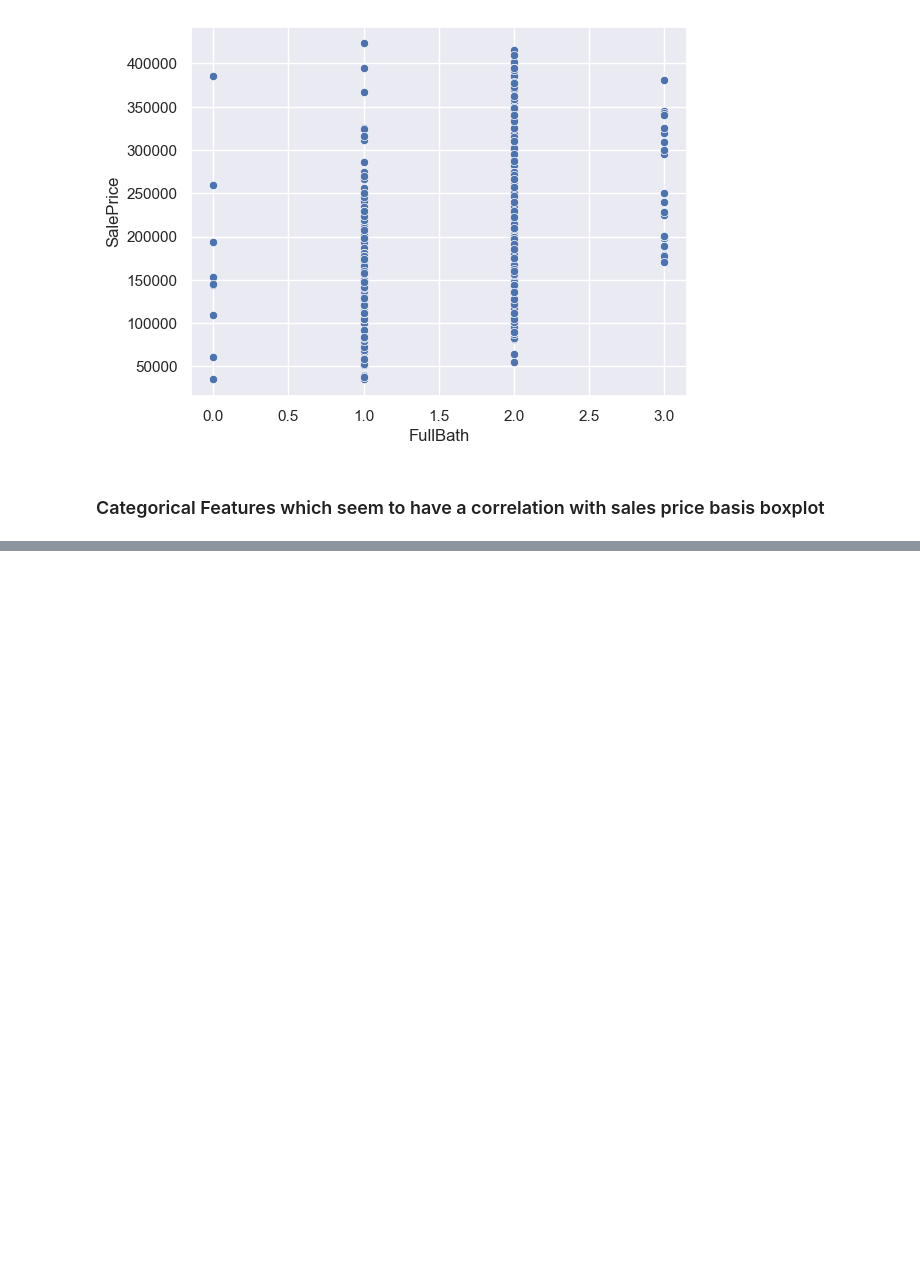
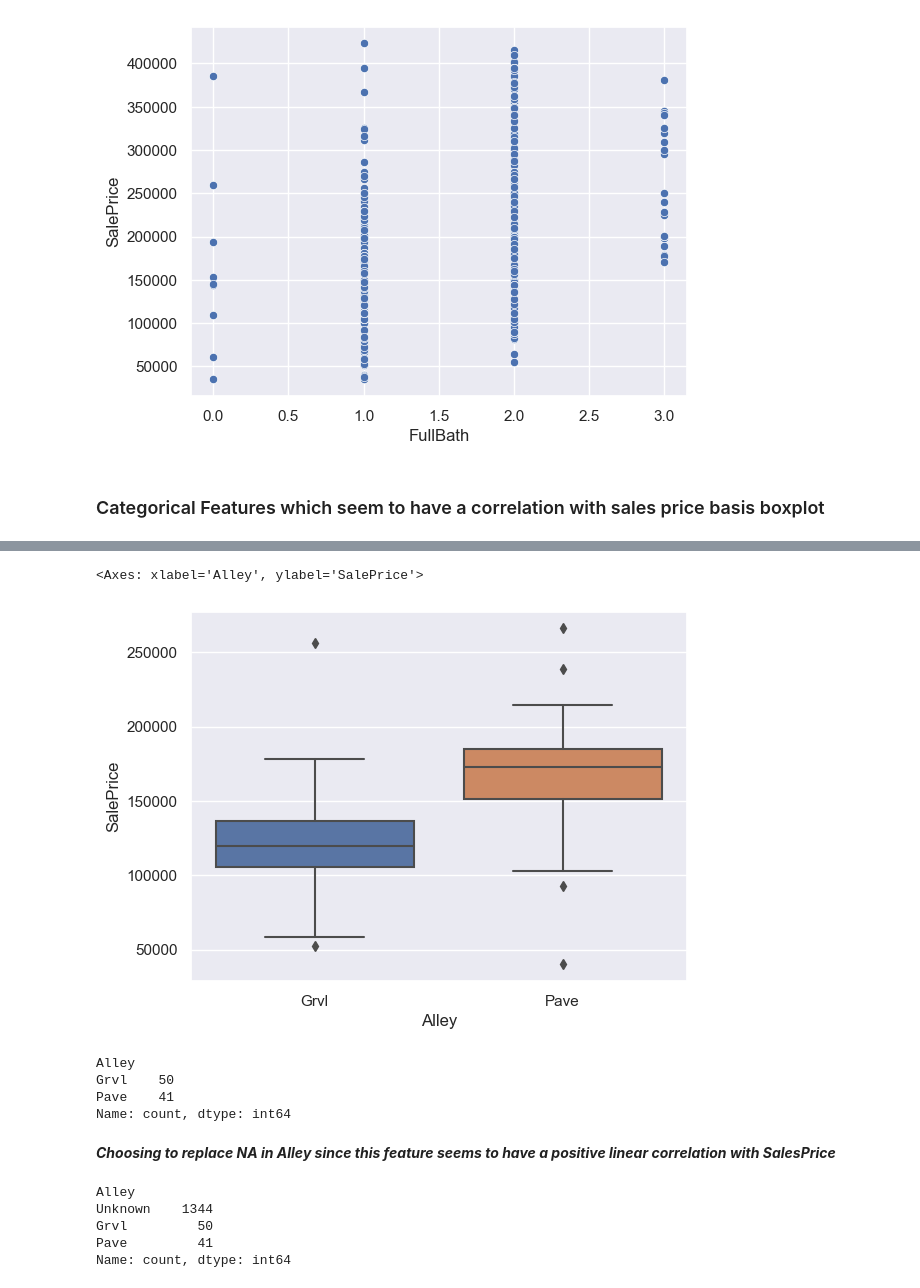
Before and after one commit to adityasngh/Kaggle-House-Prices-Regression, a Jupyter notebook: Kaggle_House_Prices_Regression.ipynb, the cells around one changed output, grey strips where cells are left out. Cells and saved outputs as stored; diff of their text form; code cells hidden in the pictures; blank space fills up the shorter version.

```diff
--- a/Kaggle_House_Prices_Regression.ipynb
+++ b/Kaggle_House_Prices_Regression.ipynb
@@ -150,0 +215,23 @@ sns.scatterplot(x = df['FullBath'], y = df['SalePrice'])
+# %%
+sns.boxplot(x = df['Alley'], y = df['SalePrice'])
+# %% [output]
+<Axes: xlabel='Alley', ylabel='SalePrice'>
+[figure, added]
+# %%
+df['Alley'].value_counts()
+# %% [output]
+Alley
+Grvl    50
+Pave    41
+Name: count, dtype: int64
+# %% [markdown]
+***Choosing to replace NA in Alley since this feature seems to have a positive linear correlation with SalesPrice***
+# %%
+df['Alley'].fillna('Unknown', inplace=True)
+df['Alley'].value_counts()
+# %% [output]
+Alley
+Unknown    1344
+Grvl         50
+Pave         41
+Name: count, dtype: int64
```
Also changed, not shown: parts of 8 cells of this notebook.
